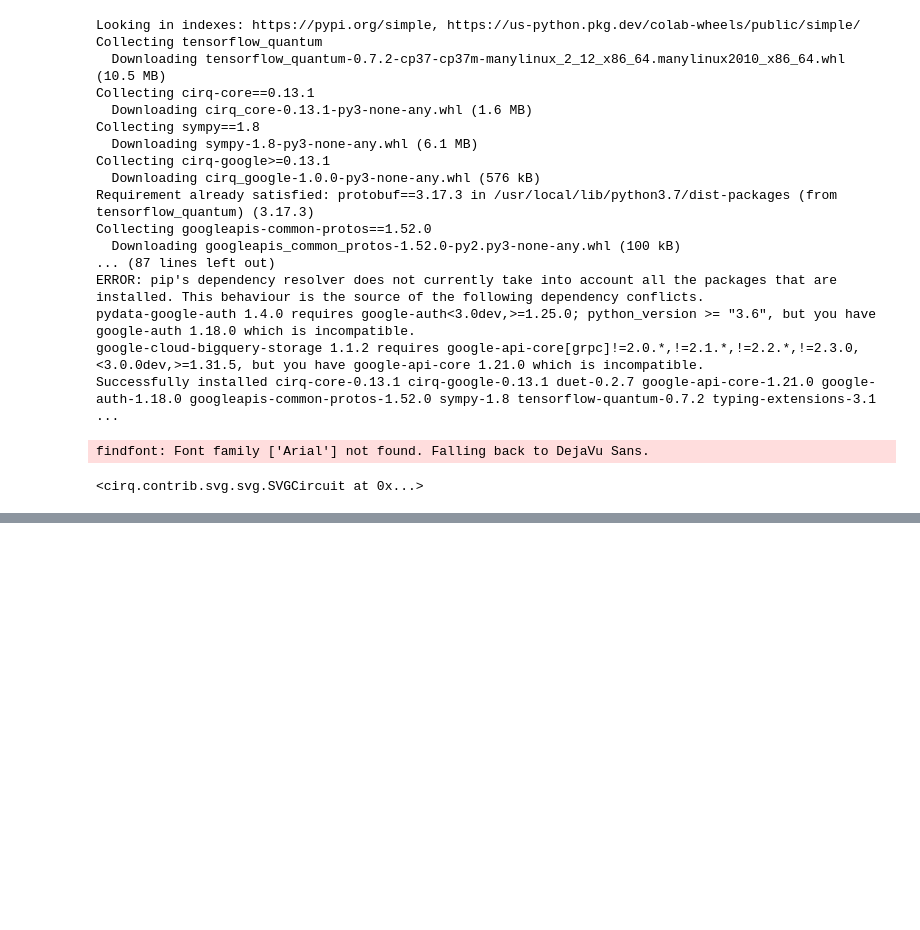
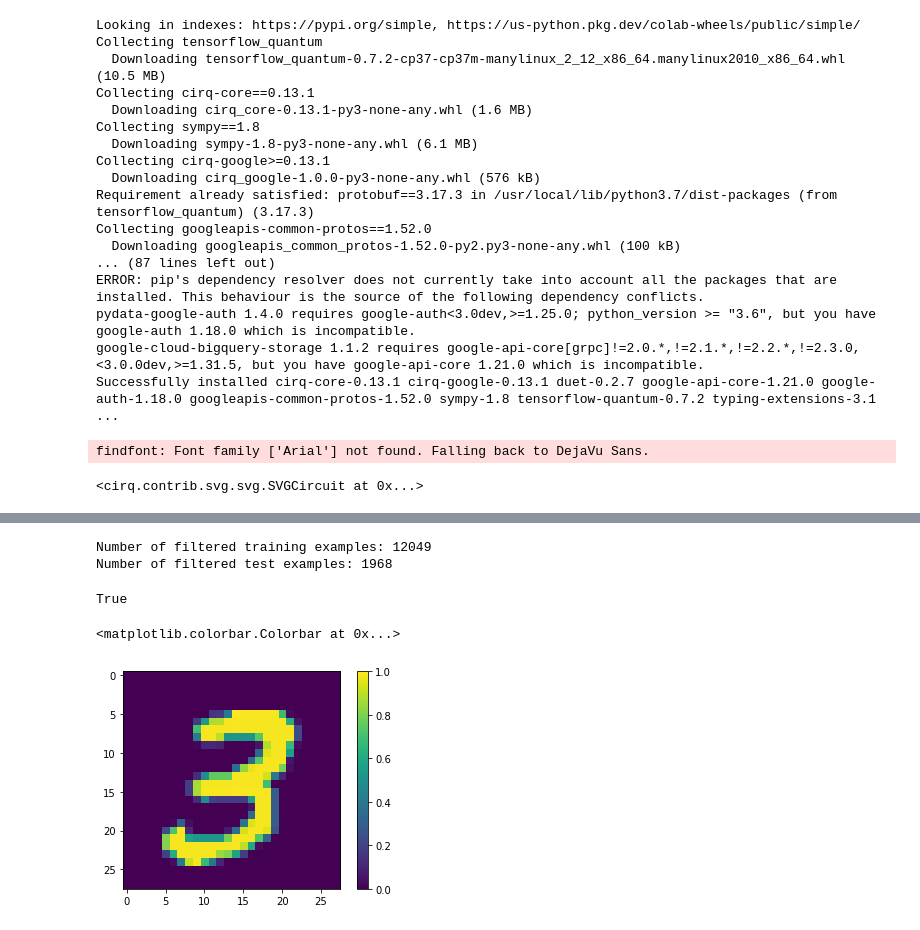
Before and after one commit to pinballsurgeon/deluxo_adjacency, a Jupyter notebook: tf_quantum_svgCircuit.ipynb, the cells around one changed output, grey strips where cells are left out. Saved outputs shown, nothing was run; the diff lists cells and outputs as text; code cells hidden in the pictures; blank space fills up the shorter version.

```diff
--- a/tf_quantum_svgCircuit.ipynb
+++ b/tf_quantum_svgCircuit.ipynb
@@ -89,7 +91,7 @@ model = tensorflow.keras.Sequential([
 (x_train, y_train), (x_test, y_test) = tensorflow.keras.datasets.mnist.load_data()
 
 # Rescale the images from [0,255] to the [0.0,1.0] range.
-x_train, x_test = x_train[..., np.newaxis]/255.0, x_test[..., np.newaxis]/255.0
+x_train, x_test = x_train[..., numpy.newaxis]/255.0, x_test[..., numpy.newaxis]/255.0
 
 print("Number of original training examples:", len(x_train))
 print("Number of original test examples:", len(x_test))
@@ -100,0 +101,24 @@ NameError: ignored
+# %%
+def filter_36(x, y):
+    keep = (y == 3) | (y == 6)
+    x, y = x[keep], y[keep]
+    y = y == 3
+    return x,y
+# %%
+x_train, y_train = filter_36(x_train, y_train)
+x_test, y_test = filter_36(x_test, y_test)
+
+print("Number of filtered training examples:", len(x_train))
+print("Number of filtered test examples:", len(x_test))
+# %% [output]
+Number of filtered training examples: 12049
+Number of filtered test examples: 1968
+# %%
+print(y_train[0])
+
+matplotlib.pyplot.imshow(x_train[0, :, :, 0])
+matplotlib.pyplot.colorbar()
+# %% [output]
+True
+<matplotlib.colorbar.Colorbar at 0x...>
+[figure, added]
```
Also changed, not shown: parts of 8 cells of this notebook.
